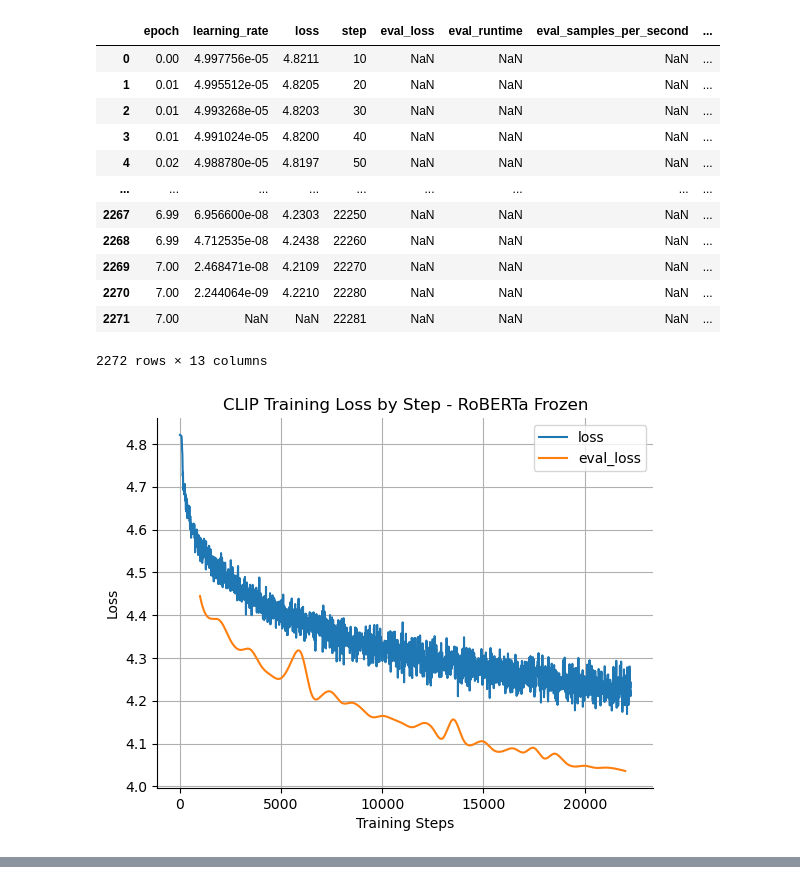
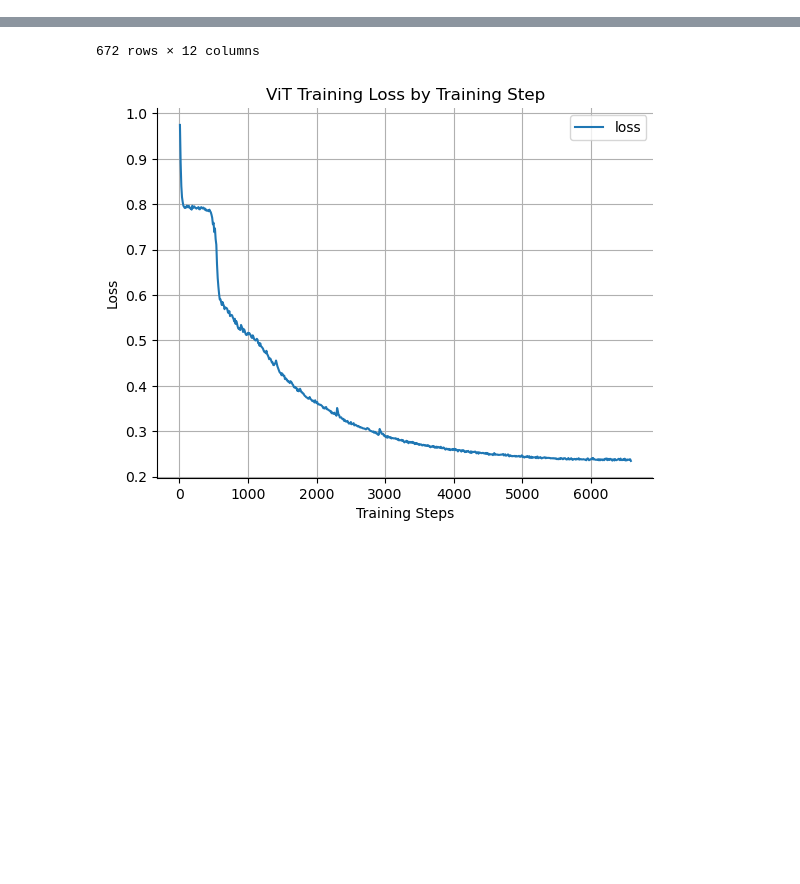
Before and after one commit to jamorr/football2text, a Jupyter notebook: testing/plot_loss.ipynb, the cells around one changed output, grey strips where cells are left out. Cells and saved outputs as stored; diff of their text form; code cells hidden in the pictures; blank space fills up the shorter version.

Commit message:
Add loss plot func

```diff
--- a/testing/plot_loss.ipynb
+++ b/testing/plot_loss.ipynb
@@ -6,12 +7,13 @@ import seaborn as sns
 # %%
-with open("/media/jj_data/models/ViT/5/trainer_state.json") as f:
-    data = json.load(f)
-
-df = pd.DataFrame.from_records(data['log_history'])
-display(df)
-
-# [['loss','eval_loss']].plot()
-# plt.title("ViT Training Loss by Logging Step")
-# plt.xlabel("Logging Step (100 Training Steps)")
-# sns.despine(top=True)
-# plt.ylabel("Loss")
+def plot_loss(loss_path:str|pathlib.Path, title:str, include:tuple[str, ...]=("loss", "eval_loss")):
+    with open(loss_path) as f:
+        data = json.load(f)
+    include = list(include)
+    df = pd.DataFrame.from_records(data['log_history'])
+    display(df)
+    df.set_index("step")[include].interpolate('cubic').plot()
+    plt.title(title)
+    plt.xlabel("Training Steps")
+    sns.despine(top=True)
+    plt.ylabel("Loss")
+    plt.grid()
@@ -86,28 +20,3 @@ plt.grid()
-# %%
-clip_train_loss_path = "/media/jj_data/models/CLIP/text_freeze/trainer_state.json"
-with open(clip_train_loss_path) as f:
-    data = json.load(f)
-
-df = pd.DataFrame.from_records(data['log_history'])
-display(df)
-df.set_index("step")[['loss','eval_loss']].interpolate('cubic').plot()
-plt.title("CLIP Training Loss by Step - RoBERTa Frozen")
-plt.xlabel("Training Steps")
-sns.despine(top=True)
-plt.ylabel("Loss")
-plt.grid()
-# %% [output]
-|  | epoch | learning_rate | loss | step | eval_loss | eval_runtime | eval_samples_per_second | ... |
-| 0 | 0.00 | 4.997756e-05 | 4.8211 | 10 | NaN | NaN | NaN | ... |
-| 1 | 0.01 | 4.995512e-05 | 4.8205 | 20 | NaN | NaN | NaN | ... |
-| 2 | 0.01 | 4.993268e-05 | 4.8203 | 30 | NaN | NaN | NaN | ... |
-| 3 | 0.01 | 4.991024e-05 | 4.8200 | 40 | NaN | NaN | NaN | ... |
-| 4 | 0.02 | 4.988780e-05 | 4.8197 | 50 | NaN | NaN | NaN | ... |
-| ... | ... | ... | ... | ... | ... | ... | ... | ... |
-| 2267 | 6.99 | 6.956600e-08 | 4.2303 | 22250 | NaN | NaN | NaN | ... |
-| 2268 | 6.99 | 4.712535e-08 | 4.2438 | 22260 | NaN | NaN | NaN | ... |
-| 2269 | 7.00 | 2.468471e-08 | 4.2109 | 22270 | NaN | NaN | NaN | ... |
-| 2270 | 7.00 | 2.244064e-09 | 4.2210 | 22280 | NaN | NaN | NaN | ... |
-| 2271 | 7.00 | NaN | NaN | 22281 | NaN | NaN | NaN | ... |
-2272 rows × 13 columns
-[figure, removed]
+# %%
+plot_loss("/media/jj_data/models/ViT/5/trainer_state.json", "ViT Training Loss by Training Step", ("loss",))
+# %% [output]
@@ -113,0 +35,2 @@ plt.grid()
+672 rows × 12 columns
+[figure, added]
```
Also changed, not shown: parts of 9 cells of this notebook.
